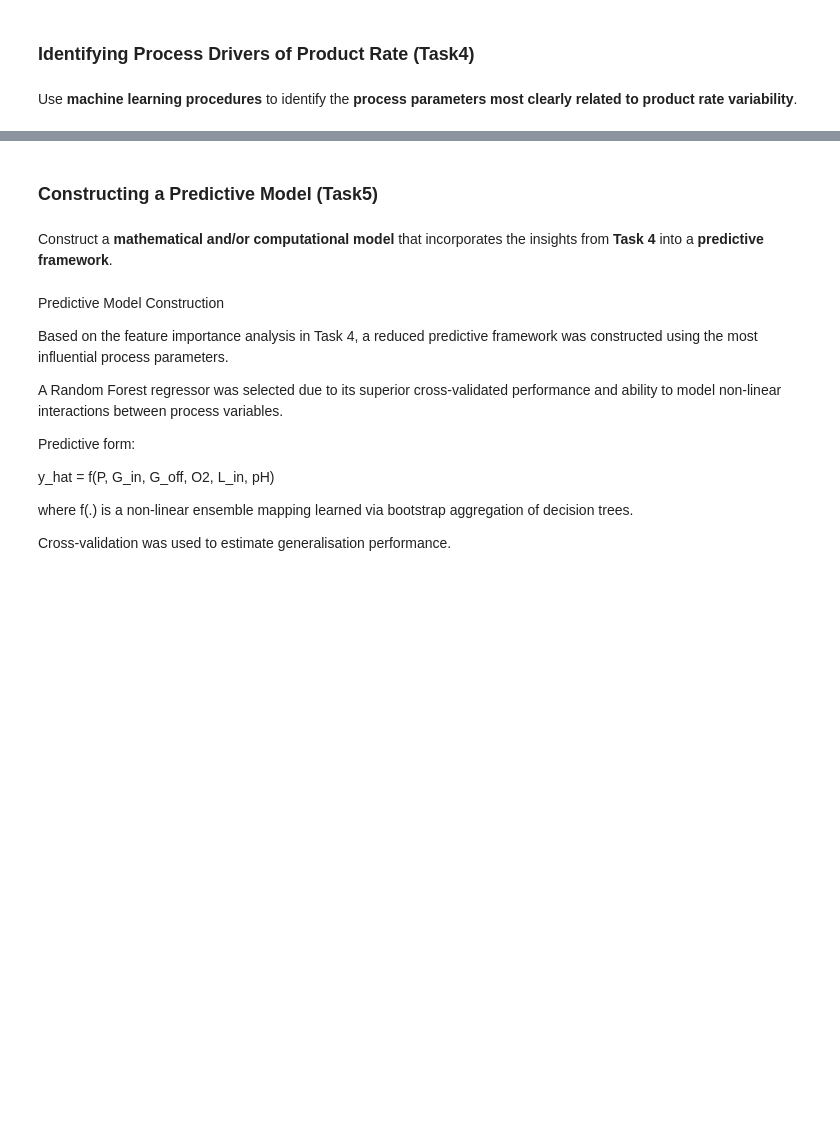
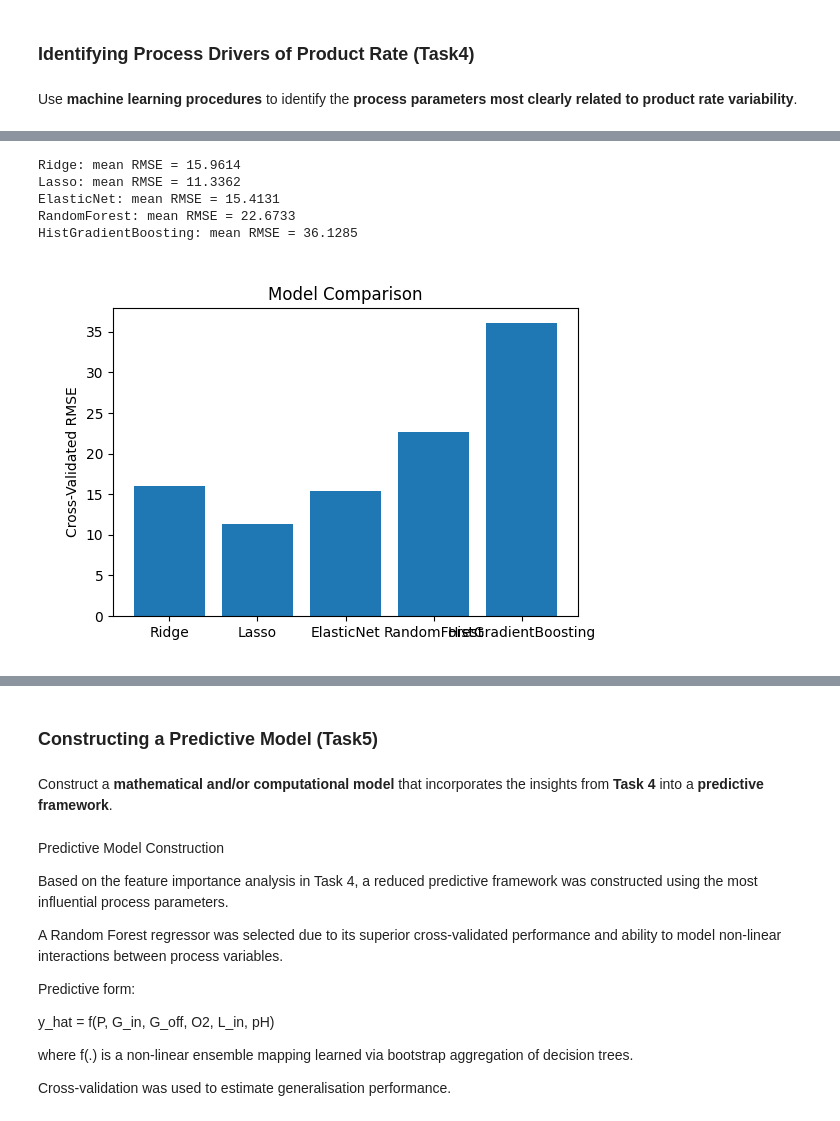
Before and after one commit to RichardFisher1/Applied, a Jupyter notebook: notebooks/Case Study Tasks.ipynb, the cells around one changed output, grey strips where cells are left out. Saved outputs shown, nothing was run; the diff lists cells and outputs as text; code cells hidden in the pictures; blank space fills up the shorter version.

```diff
--- a/notebooks/Case Study Tasks.ipynb
+++ b/notebooks/Case Study Tasks.ipynb
@@ -607,0 +982,13 @@ A feature redundancy check was performed to ensure analytical integrity; duplica
+# %%
+evaluator = ModelEvaluator()
+
+results = evaluator.evaluate(X, y)
+
+evaluator.plot_model_rmse()
+# %% [output]
+Ridge: mean RMSE = 15.9614
+Lasso: mean RMSE = 11.3362
+ElasticNet: mean RMSE = 15.4131
+RandomForest: mean RMSE = 22.6733
+HistGradientBoosting: mean RMSE = 36.1285
+[figure, added]
```
Also changed, not shown: parts of 39 cells of this notebook, 2 other files.
